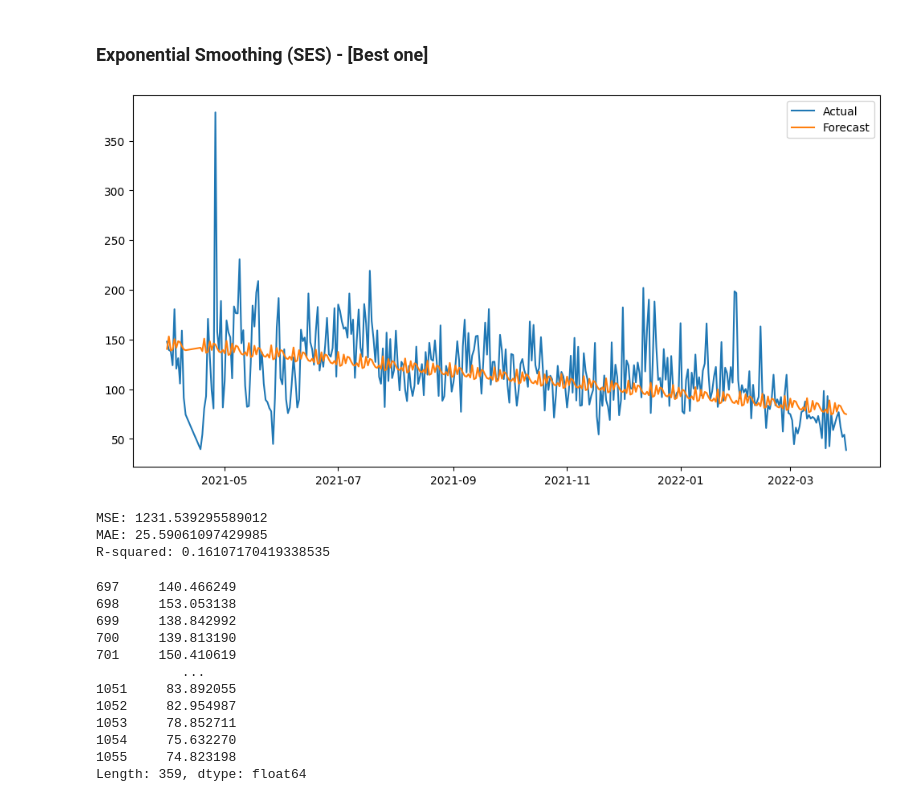
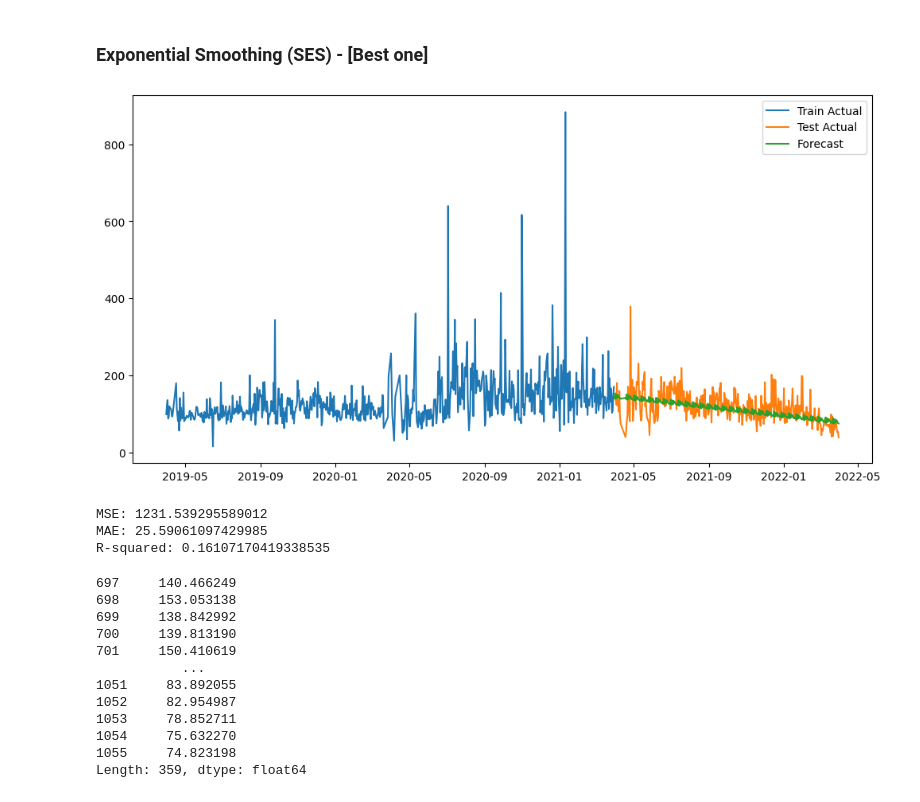
Before and after one commit to it21053528/Fiverr-Freelancing, a Jupyter notebook: anusha73k/forecast.ipynb, the cells around one changed output. Saved outputs shown, nothing was run; the diff lists cells and outputs as text; code cells hidden in the pictures.

```diff
--- a/anusha73k/forecast.ipynb
+++ b/anusha73k/forecast.ipynb
@@ -342,23 +342,24 @@ df_F
 # %%
 from statsmodels.tsa.api import SimpleExpSmoothing
 from statsmodels.tsa.api import ExponentialSmoothing
 
 # Fit SES to the training set
 model_ES = ExponentialSmoothing(y_train, trend='add', seasonal='add', seasonal_periods=12).fit()
 
 # Generate forecasts for the testing set
 y_pred_ses = model_ES.forecast(len(y_test))
 
 # Plot the actual values and forecast
 plt.figure(figsize=(12,6))
-plt.plot(y_test.index, y_test.values, label='Actual')
+plt.plot(y_train.index, y_train.values, label='Train Actual')
+plt.plot(y_test.index, y_test.values, label='Test Actual')
 plt.plot(y_test.index, y_pred_ses, label='Forecast')
 plt.legend()
 plt.show()
 
 calculate_accuracy(y_test, y_pred_ses) #mse is 25
 # %% [output]
-[figure, old version]
+[figure, new version]
 MSE: 1231.539295589012
 MAE: 25.59061097429985
 R-squared: 0.16107170419338535
```
